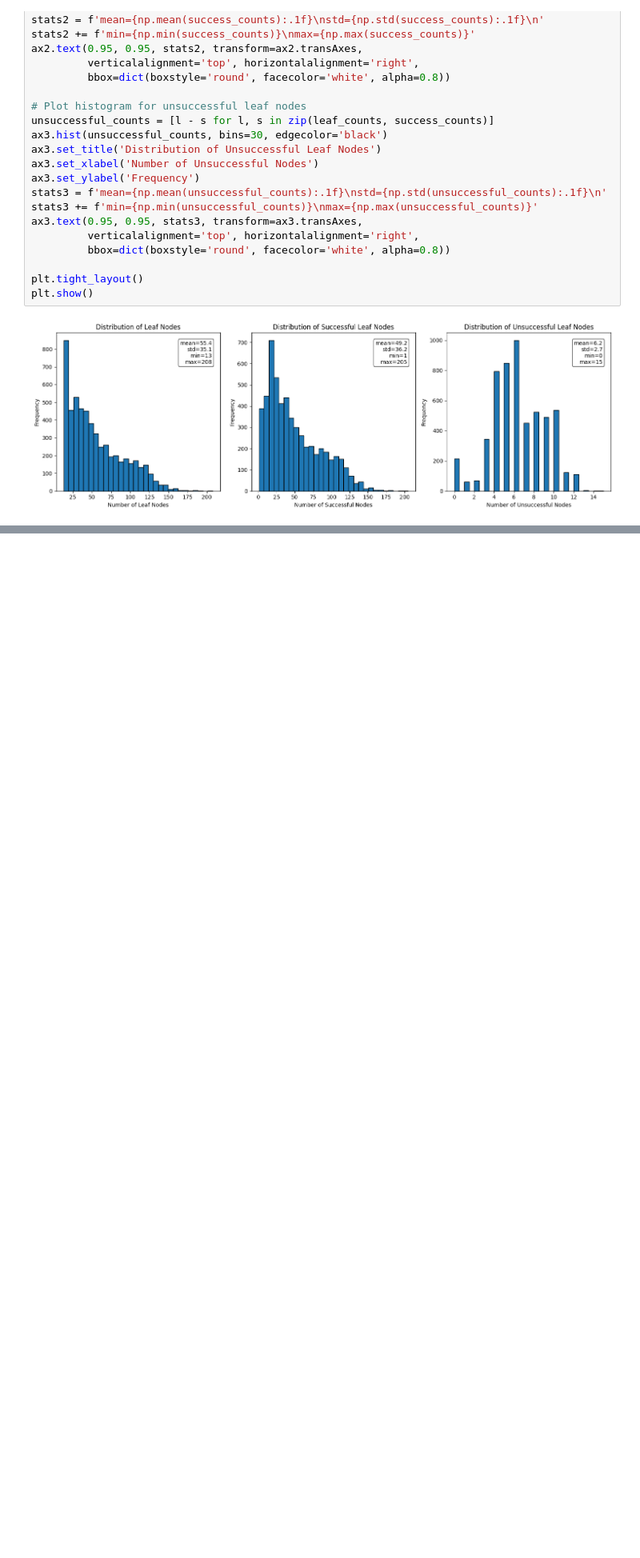
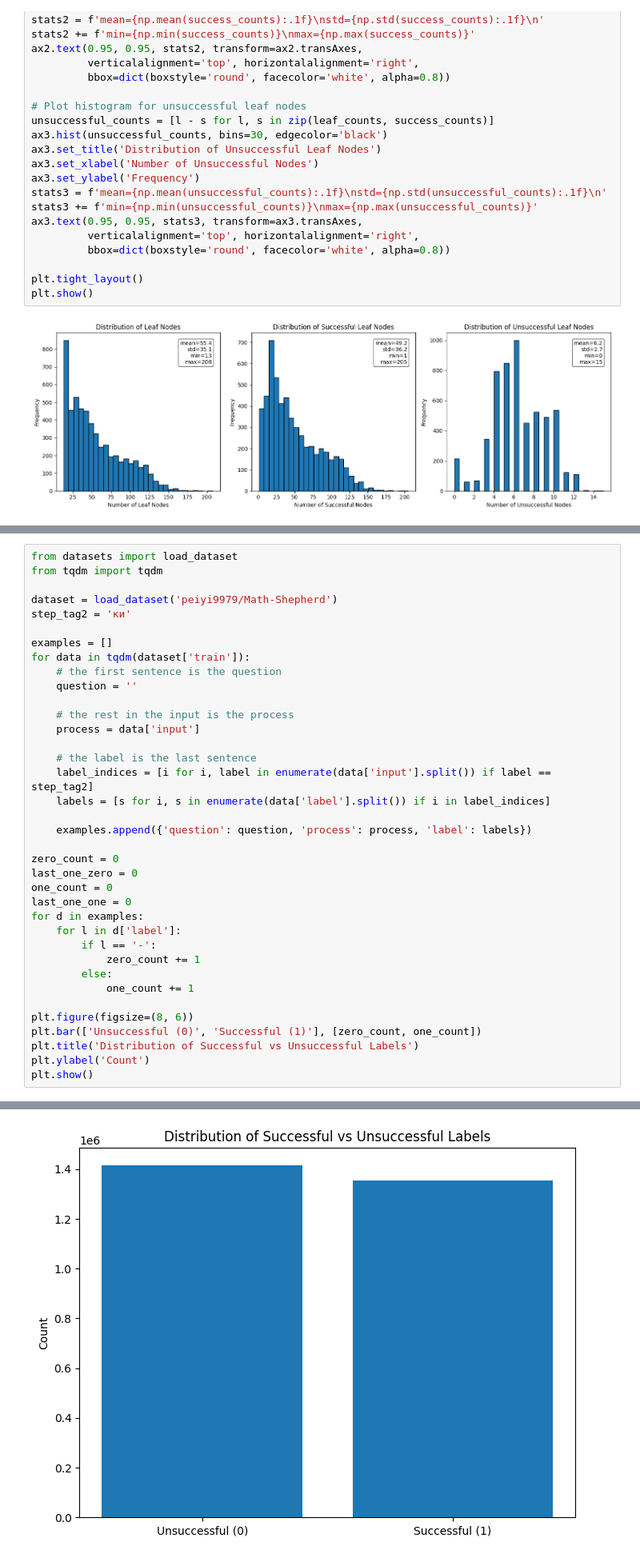
Before and after one commit to staymylove/LLMreasoning, a Jupyter notebook: visualize_tree.ipynb, the cells around one changed output, grey strips where cells are left out. Shown: that part at 80% size. Cells and saved outputs as stored; diff of their text form; blank space fills up the shorter version.

```diff
--- a/visualize_tree.ipynb
+++ b/visualize_tree.ipynb
@@ -157,0 +182,38 @@ plt.show()
+# %%
+from datasets import load_dataset
+from tqdm import tqdm
+
+dataset = load_dataset('peiyi9979/Math-Shepherd')
+step_tag2 = 'ки'
+
+examples = []
+for data in tqdm(dataset['train']):
+    # the first sentence is the question
+    question = ''
+
+    # the rest in the input is the process
+    process = data['input']
+
+    # the label is the last sentence
+    label_indices = [i for i, label in enumerate(data['input'].split()) if label == step_tag2]
+    labels = [s for i, s in enumerate(data['label'].split()) if i in label_indices]
+
+    examples.append({'question': question, 'process': process, 'label': labels})
+
+zero_count = 0
+last_one_zero = 0
+one_count = 0
+last_one_one = 0
+for d in examples:
+    for l in d['label']:
+        if l == '-':
+            zero_count += 1
+        else:
+            one_count += 1
+
+plt.figure(figsize=(8, 6))
+plt.bar(['Unsuccessful (0)', 'Successful (1)'], [zero_count, one_count])
+plt.title('Distribution of Successful vs Unsuccessful Labels')
+plt.ylabel('Count')
+plt.show()
+# %% [output]
@@ -157,0 +222 @@ plt.show()
+[figure, added]
```
Also changed, not shown: parts of 5 cells of this notebook, 12 other files.
